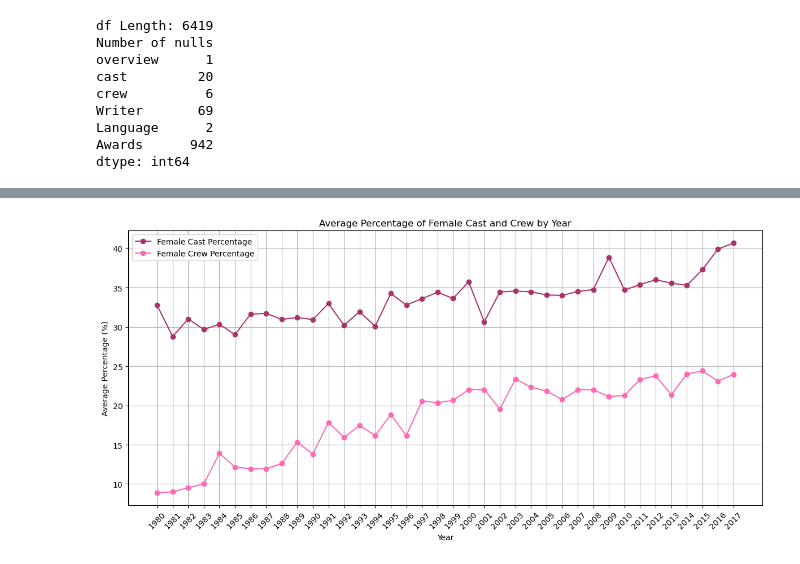
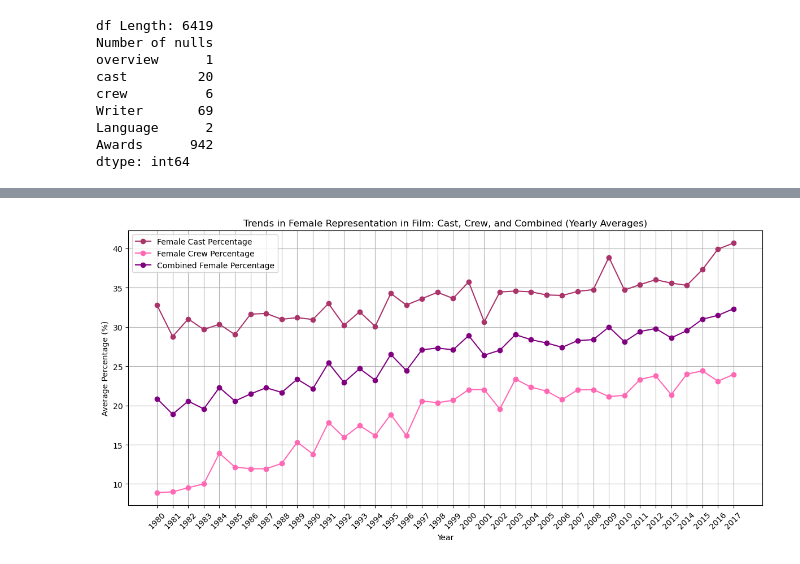
Before and after one commit to TomSull222/BCS-Project-1, a Jupyter notebook: dan-main.ipynb, the cells around one changed output, grey strips where cells are left out. Drawn from its saved outputs; the diff is of its cells as text; code cells hidden in the pictures.

Commit message:
Completed 1st visual
Trends in Female Representation in Film: Cast, Crew, and Combined (Yearly Averages)

```diff
--- a/dan-main.ipynb
+++ b/dan-main.ipynb
@@ -83,6 +83,11 @@ refined_df[['crew_males', 'crew_females']] = refined_df['crew'].apply(count_gend
 # Calculate percent female cast and crew
 refined_df['percent_female_cast'] = (refined_df['cast_females'] / (refined_df['cast_males'] + refined_df['cast_females'])) * 100
 refined_df['percent_female_crew'] = (refined_df['crew_females'] / (refined_df['crew_males'] + refined_df['crew_females'])) * 100
+
+
+# Calculate combined female cast and crew percentage
+refined_df['percent_female_combined'] = (refined_df['percent_female_cast'] + refined_df['percent_female_crew']) / 2
+
 
 # Remove cast and crew columns - no longer needed
 refined_df.drop(columns=['cast', 'crew'], inplace=True)
@@ -120,35 +125,32 @@ Dataframe size 5457
 # %%
 #Start Visualizing
 
 
-
-
-
 # Group by Year and calculate the mean percent_female_cast and percent_female_crew
 grouped_df = refined_df.groupby('Year').agg({
-    'BoxOffice': 'max',  # Sum of BoxOffice for each year
-    'percent_female_cast': 'mean',  # Average percentage of female cast
-    'percent_female_crew': 'mean'   # Average percentage of female crew
+    'percent_female_cast': 'mean',
+    'percent_female_crew': 'mean',
+    'percent_female_combined': 'mean'
 })
-grouped_df
 
 # Assuming grouped_df is already defined as per your code
 plt.figure(figsize=(12, 6))
 
 # Plotting the lines
 plt.plot(grouped_df.index, grouped_df['percent_female_cast'], label='Female Cast Percentage', color='#AA336A', marker='o')
 plt.plot(grouped_df.index, grouped_df['percent_female_crew'], label='Female Crew Percentage', color='hotpink', marker='o')
+plt.plot(grouped_df.index, grouped_df['percent_female_combined'], label='Combined Female Percentage', color='purple', marker='o')
 
 # Adding titles and labels
-plt.title('Average Percentage of Female Cast and Crew by Year')
+plt.title('Trends in Female Representation in Film: Cast, Crew, and Combined (Yearly Averages)')
 plt.xlabel('Year')
 plt.ylabel('Average Percentage (%)')
 plt.xticks(grouped_df.index, rotation=45)  # Rotate x-axis labels for better readability
 plt.legend()  # Show legend
 plt.grid(True)  # Add a grid for better visibility
 
 # Show plot
 plt.tight_layout()  # Adjust layout to fit labels
 plt.show()
 # %% [output]
-[figure, old version]
+[figure, new version]
```
